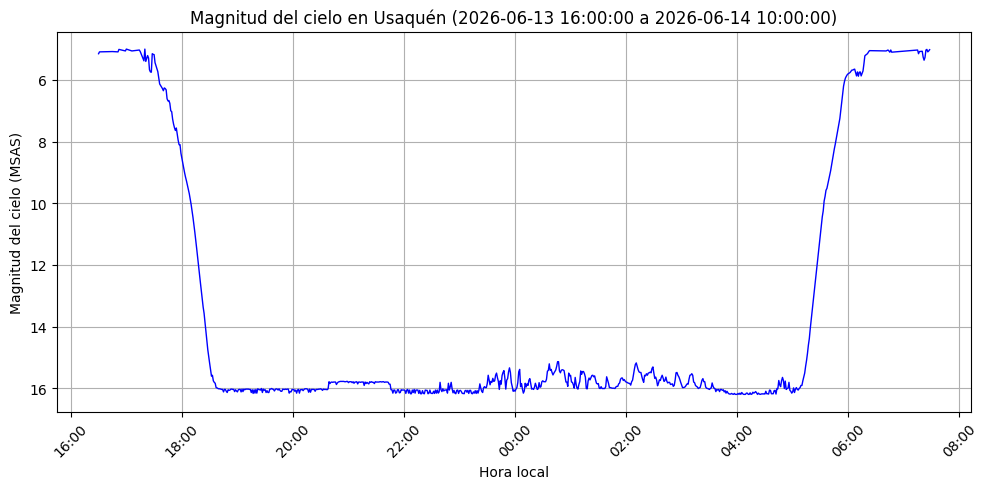
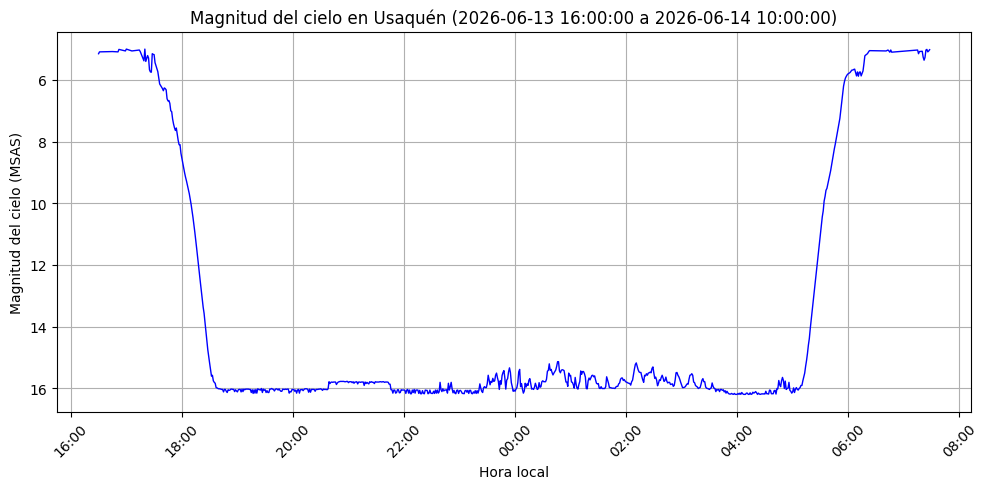
The change to this notebook cell's code, shown as a diff; its figure went from the first image to the second:
--- before
+++ after
@@ -47,7 +47,9 @@
 
     nombre_archivo = f"magnitud_cielo_usaquen_{dia.strftime('%Y-%m-%d')}.png"
+    nombre_archivo_pdf = f"magnitud_cielo_usaquen_{dia.strftime('%Y-%m-%d')}.pdf"
     ruta_archivo = os.path.join(carpeta_salida, nombre_archivo)
-
+    ruta_archivo_pdf = os.path.join(carpeta_salida, nombre_archivo_pdf)
     plt.savefig(ruta_archivo, dpi=300)
+    plt.savefig(ruta_archivo_pdf, dpi=300)
     plt.show()
 

Commit: image pdf creation